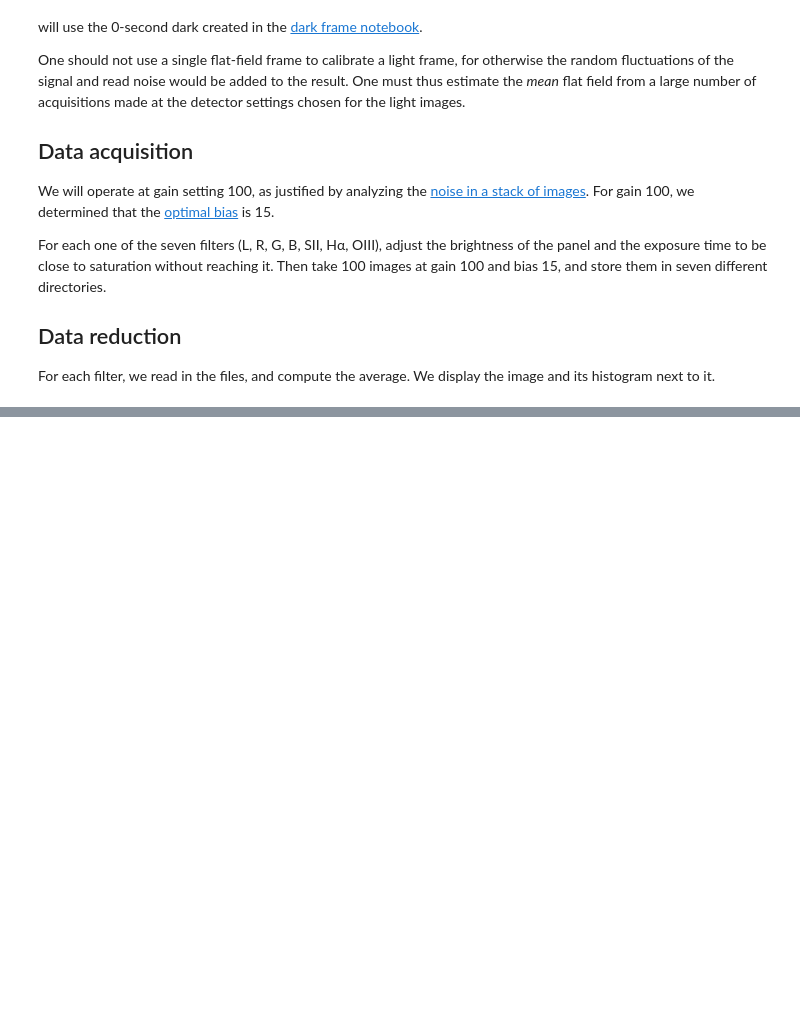
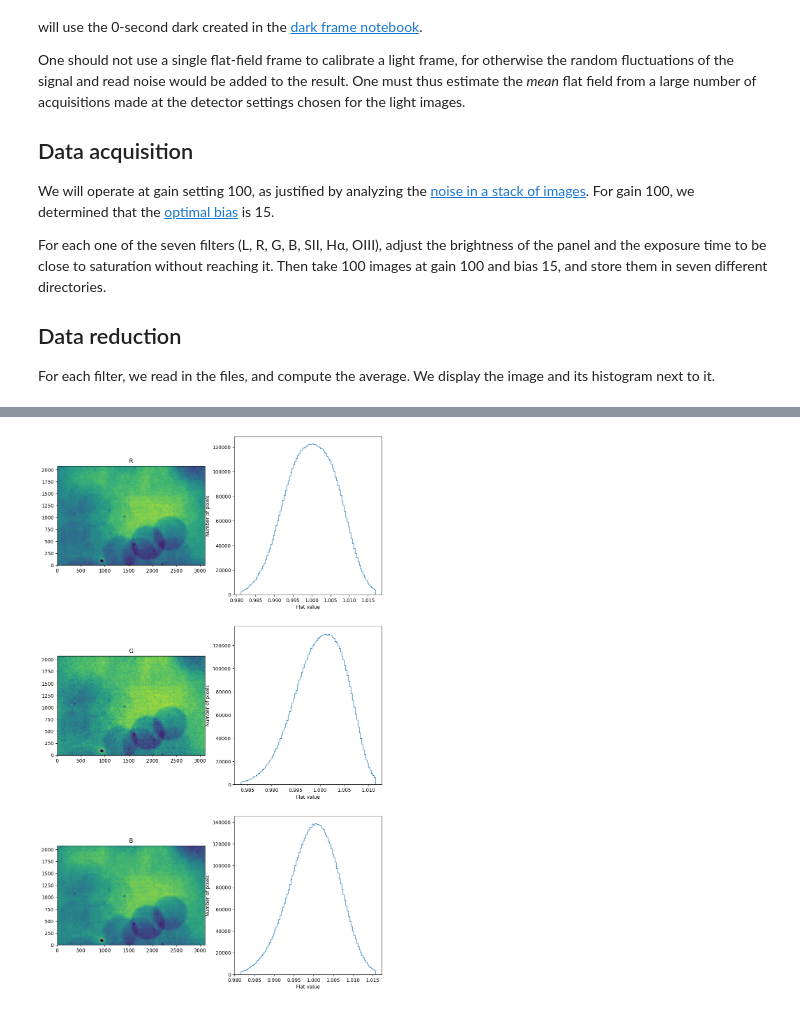
Before and after one commit to frederic-auchere/OHP, a Jupyter notebook: flats.ipynb, the cells around one changed output, grey strips where cells are left out. Drawn from its saved outputs; the diff is of its cells as text; code cells hidden in the pictures; blank space fills up the shorter version.

```diff
--- a/flats.ipynb
+++ b/flats.ipynb
@@ -68 +19,65 @@ for i, path in enumerate(paths):
+# %%
+import os
+import inout
+from tqdm import tqdm
+import numpy as np
+import glob
+from astropy.io import fits
+from astropy.visualization import ImageNormalize, LinearStretch, PercentileInterval
+import matplotlib.pyplot as plt
+
+# Replace by your directory
+# paths = [r'C:\Users\fauchere\Pictures\ASI2600MM\20250721\FLAT\R',
+#          r'C:\Users\fauchere\Pictures\ASI2600MM\20250721\FLAT\G',
+#          r'C:\Users\fauchere\Pictures\ASI2600MM\20250721\FLAT\B',
+#          r'C:\Users\fauchere\Pictures\ASI2600MM\20250721\FLAT\S',
+#          r'C:\Users\fauchere\Pictures\ASI2600MM\20250721\FLAT\H',
+#          r'C:\Users\fauchere\Pictures\ASI2600MM\20250721\FLAT\O']
+
+# paths = [r'C:\Users\fauchere\Pictures\ASI585\2025-07-22\FLAT\R',
+#          r'C:\Users\fauchere\Pictures\ASI585\2025-07-22\FLAT\G',
+#          r'C:\Users\fauchere\Pictures\ASI585\2025-07-22\FLAT\B',
+#          r'C:\Users\fauchere\Pictures\ASI585\2025-07-22\FLAT\H',
+#          r'C:\Users\fauchere\Pictures\ASI585\2025-07-22\FLAT\O']
+
+# paths = [r'C:\Users\fauchere\Pictures\ASI178MM\20250822\NGC7331\FLAT\R',
+#          r'C:\Users\fauchere\Pictures\ASI178MM\20250822\NGC7331\FLAT\G',
+#          r'C:\Users\fauchere\Pictures\ASI178MM\20250822\NGC7331\FLAT\B']
+
+paths = [r'C:\Users\fauchere\Pictures\ASI178MM\20260320\FLAT\FLAT\R',
+         r'C:\Users\fauchere\Pictures\ASI178MM\20260320\FLAT\FLAT\G',
+         r'C:\Users\fauchere\Pictures\ASI178MM\20260320\FLAT\FLAT\B']
+
+# dark = fits.getdata(r"C:\EOS6D\bias\ASI178MM_dark_iso252_t-10.100_1.00s_2025-07-23_mean.fits")
+dark = fits.getdata(r"C:\EOS6D\bias\ASI178MM_dark_iso100_t-10.100_0.10s_2026-03-22_sigma_clip.fits")
+
+fix, axes = plt.subplots(len(paths), 2, figsize=(12, 20))
+
+flat_frames = []  # used to save the stacked flat frames
+base_headers = []  # used to save one header for later
+for i, path in enumerate(paths):
+        files = glob.glob(os.path.join(path, '*.fits'))
+
+        # Averages the flat frames
+        flat_frame = 0.0
+        for f in tqdm(files):
+            flat_frame = flat_frame + fits.getdata(f)
+        flat_frame = flat_frame / len(files)
+        flat_frame = flat_frame - dark
+        # Normalize to the mean
+        flat_frame /= np.mean(flat_frame)
+
+        flat_frames.append(flat_frame)
+        base_header = fits.getheader(files[0])
+        base_headers.append(base_header)
+
+        norm = ImageNormalize(flat_frame, stretch=LinearStretch(), interval=PercentileInterval(99.5))
+
+        axes[i, 0].imshow(flat_frame, norm=norm, origin='lower')
+        axes[i, 0].set_title(base_header['FILTER'])
+        axes[i, 1].hist(flat_frame.flatten(), histtype='step', bins=100, range=[norm.vmin, norm.vmax])
+        axes[i, 1].set_xlabel('Flat value')
+        axes[i, 1].set_ylabel('Number of pixels')
+# %% [output]
+[figure, added]
 # %%
```
Also changed, not shown: parts of 2 cells of this notebook, 9 other files.
